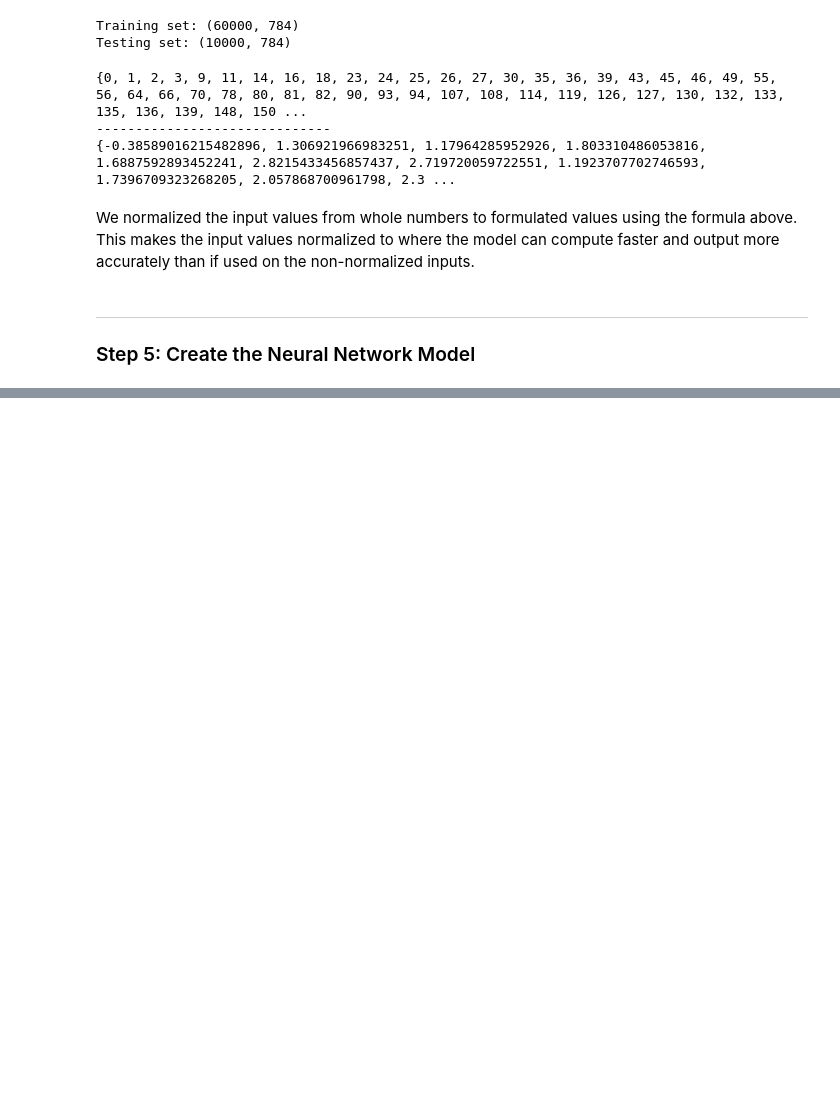
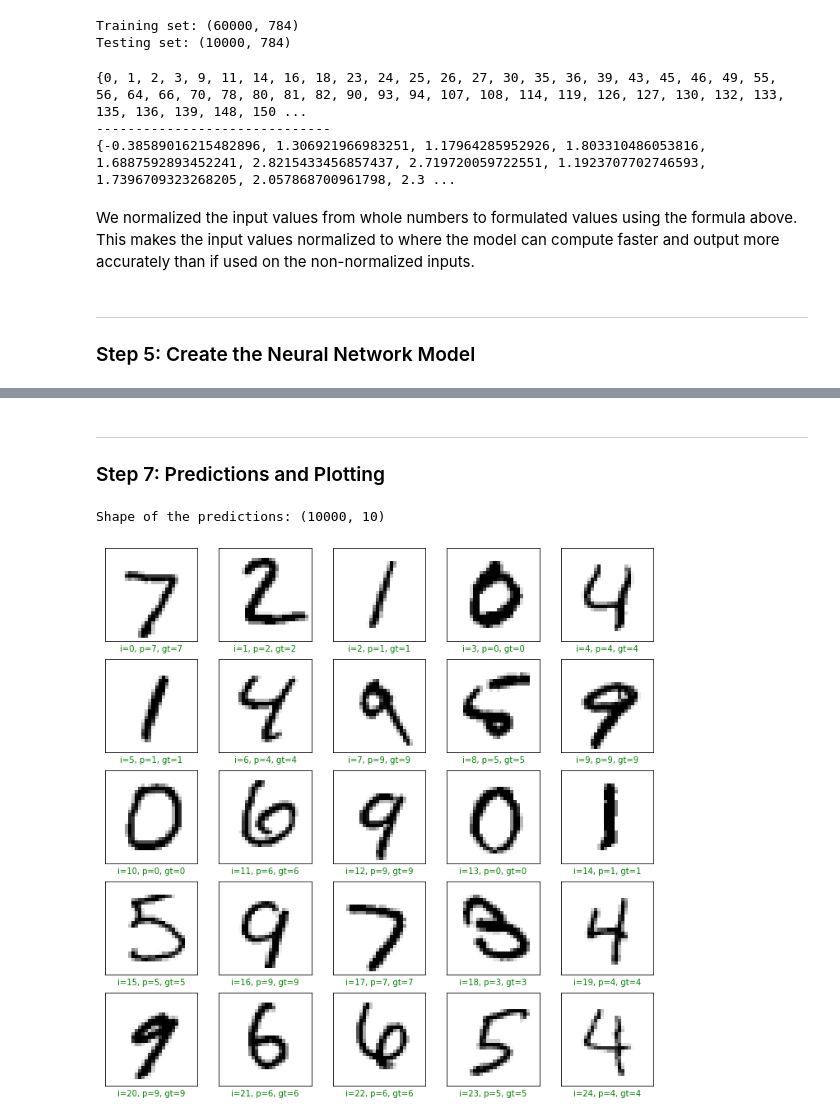
Before and after one commit to gianmillare/Image-Classification-with-Tensorflow-Guide, a Jupyter notebook: project_guide.ipynb, the cells around one changed output, grey strips where cells are left out. Saved outputs shown, nothing was run; the diff lists cells and outputs as text; code cells hidden in the pictures; blank space fills up the shorter version.

Commit message:
completed building, evaluating, and plotting the predictions. project complete

```diff
--- a/project_guide.ipynb
+++ b/project_guide.ipynb
@@ -285,0 +286,45 @@ Test accuracy: 97.61000275611877
+# %% [markdown]
+<hr>
+
+### Step 7: Predictions and Plotting
+# %%
+predictions = model.predict(x_test_norm)
+print(f"Shape of the predictions: {predictions.shape}")
+# %% [output]
+Shape of the predictions: (10000, 10)
+# %%
+# set the entire figure size to a 12x12 figure
+plt.figure(figsize=(12,12))
+
+# Optional: set a current index, easier for for loop iteration
+begin_at = 0
+
+# for loop to plot each prediction ofr the model
+for i in range(25):
+
+    # set the size of each plot prediction
+    plt.subplot(5,5,i+1)
+
+    # remove the grid, x ticks, and y ticks
+    plt.grid(False)
+    plt.xticks([])
+    plt.yticks([])
+
+    # each prediction should be set to a numpy array using the list of predictions
+    prediction = np.argmax(predictions[begin_at+i])
+
+    # set a variable for the actual output value (what it is supposed to be) to compare to the predicted value
+    ground_truth = y_test[begin_at+i]
+
+    # set the color output to green if the prediction matches the actual value. If not, color it red.
+    col='g'
+    if prediction != ground_truth:
+        col='r'
+
+    # what should be displayed? the index of whatever image we're predicting, the predicted value, and actual value.
+    plt.xlabel("i={}, p={}, gt={}".format(begin_at+i, prediction, ground_truth), color=col)
+    plt.imshow(x_test[begin_at+i], cmap='binary')
+
+plt.show()
+# %% [output]
+[figure, added]
```
Also changed, not shown: parts of 24 cells of this notebook.
